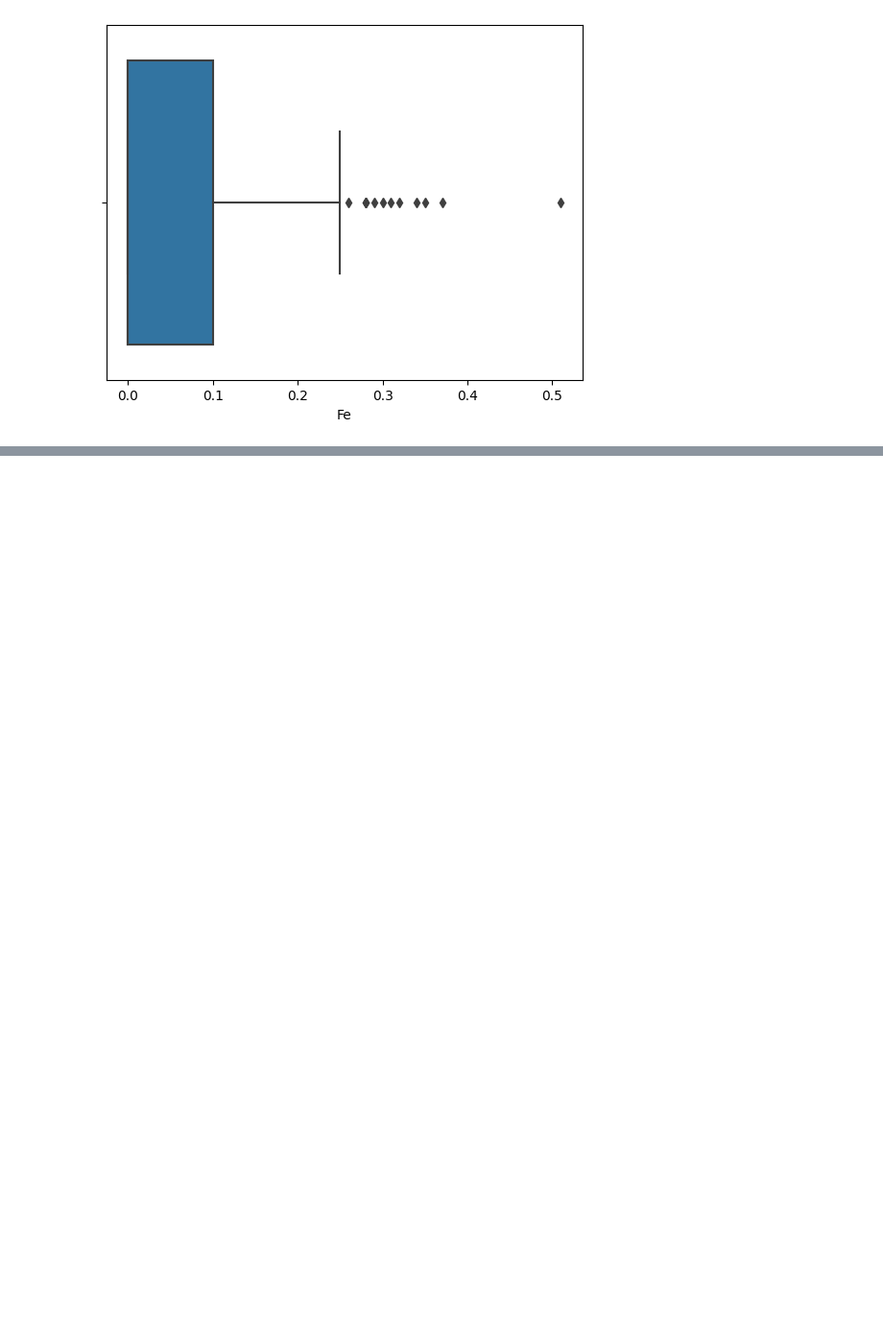
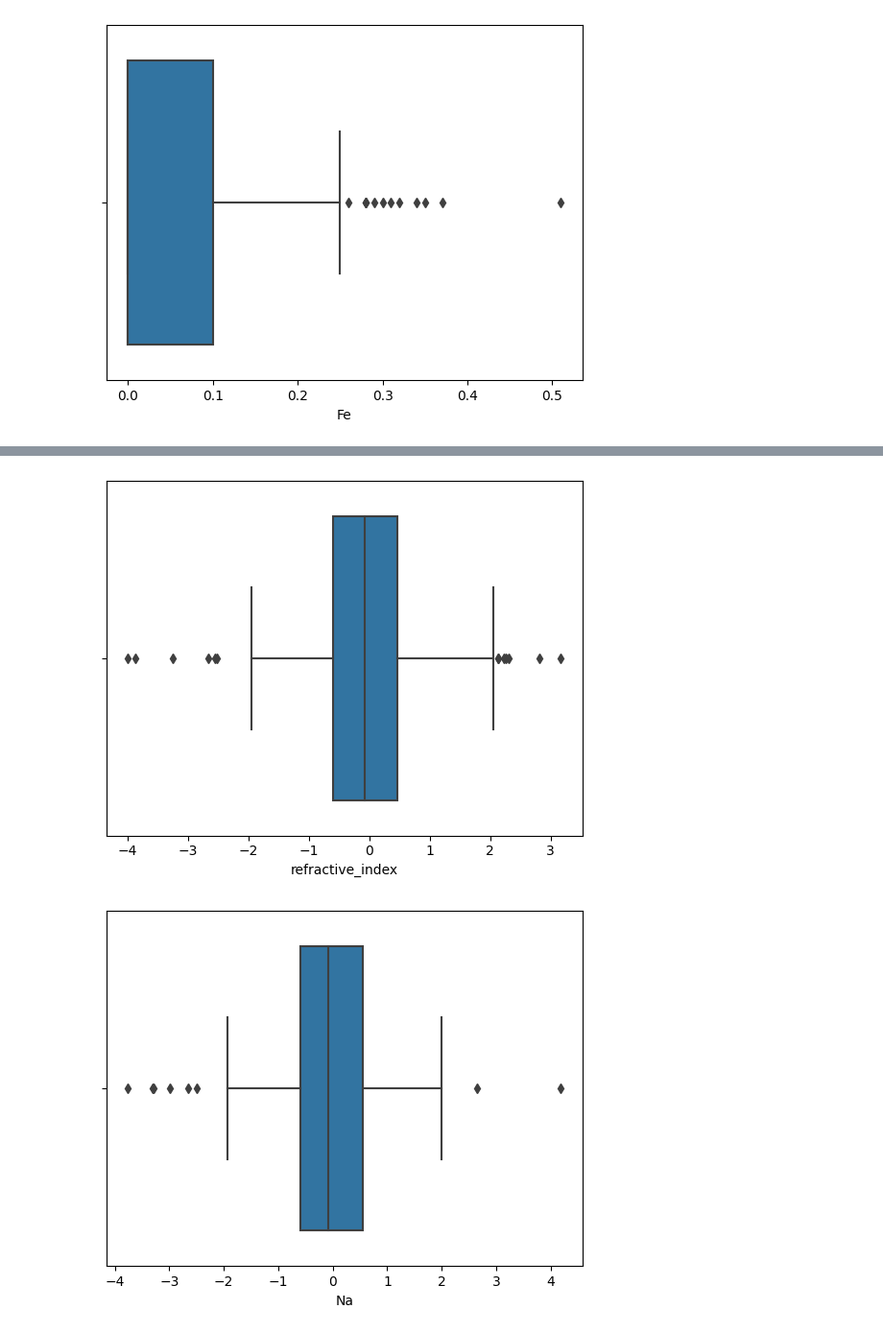
Before and after one commit to dagartga/Applied-Predictive-Modeling, a Jupyter notebook: notebooks/chapter_3.ipynb, the cells around one changed output, grey strips where cells are left out. Shown at 96% size. Saved outputs shown, nothing was run; the diff lists cells and outputs as text; code cells hidden in the pictures; blank space fills up the shorter version.

```diff
--- a/notebooks/chapter_3.ipynb
+++ b/notebooks/chapter_3.ipynb
@@ -54,0 +177,7 @@ for col in df.columns[1:-1]:
+# %%
+for col in trans_df.columns[1:-1]:
+    sns.boxplot(x=trans_df[col])
+    plt.show()
+# %% [output]
+[figure, added]
+[figure, added]
```
Also changed, not shown: parts of 19 cells of this notebook.
